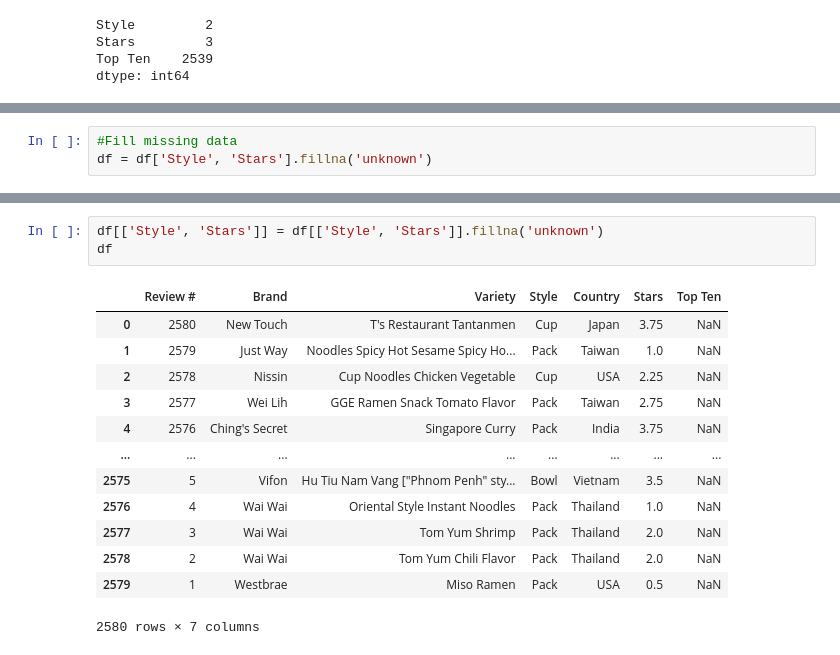
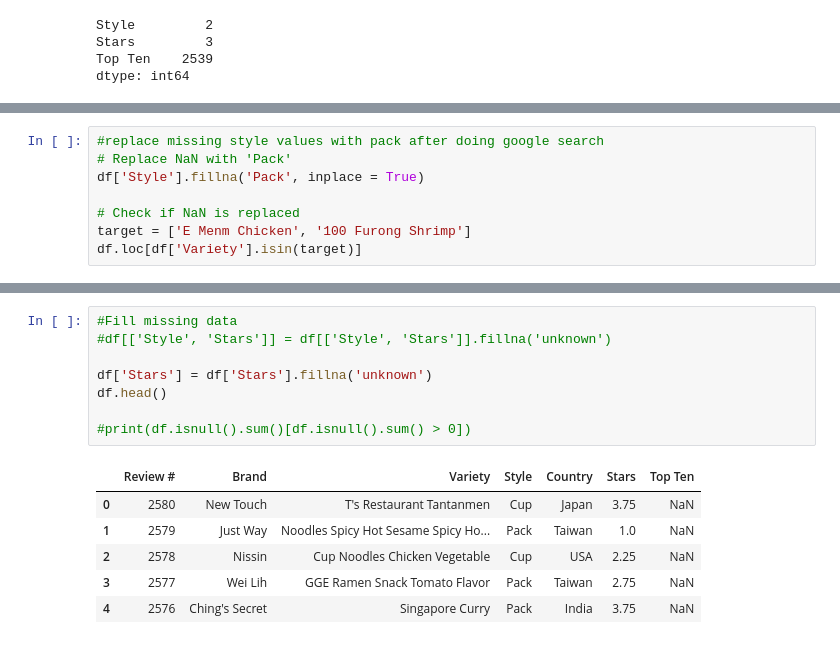
Before and after one commit to Keegawho198/python_practice, a Jupyter notebook: Ramen_ratings.ipynb, the cells around one changed output, grey strips where cells are left out. Saved outputs shown, nothing was run; the diff lists cells and outputs as text.

Commit message:
Updated code for ramen

```diff
--- a/Ramen_ratings.ipynb
+++ b/Ramen_ratings.ipynb
@@ -80,6 +85,3 @@ missing_data
 | 993 | 1587 | Mi E-Zee | Plain Noodles | Pack | Malaysia | NaN | NaN |
 | 2152 | 428 | Kamfen | E Menm Chicken | NaN | China | 3.75 | NaN |
 | 2442 | 138 | Unif | 100 Furong Shrimp | NaN | Taiwan | 3.00 | NaN |
-# %%
-#Fill missing data
-df = df['Style', 'Stars'].fillna('unknown')
@@ -87,0 +88,8 @@ KeyError: ('Style', 'Stars')
+# %%
+#replace missing style values with pack after doing google search
+# Replace NaN with 'Pack'
+df['Style'].fillna('Pack', inplace = True)
+
+# Check if NaN is replaced
+target = ['E Menm Chicken', '100 Furong Shrimp']
+df.loc[df['Variety'].isin(target)]
@@ -88,17 +106,15 @@ KeyError: ('Style', 'Stars')
 # %%
-df[['Style', 'Stars']] = df[['Style', 'Stars']].fillna('unknown')
-df
+#Fill missing data
+#df[['Style', 'Stars']] = df[['Style', 'Stars']].fillna('unknown')
+
+df['Stars'] = df['Stars'].fillna('unknown')
+df.head()
+
+#print(df.isnull().sum()[df.isnull().sum() > 0])
 # %% [output]
 |  | Review # | Brand | Variety | Style | Country | Stars | Top Ten |
 | 0 | 2580 | New Touch | T's Restaurant Tantanmen | Cup | Japan | 3.75 | NaN |
 | 1 | 2579 | Just Way | Noodles Spicy Hot Sesame Spicy Ho... | Pack | Taiwan | 1.0 | NaN |
 | 2 | 2578 | Nissin | Cup Noodles Chicken Vegetable | Cup | USA | 2.25 | NaN |
 | 3 | 2577 | Wei Lih | GGE Ramen Snack Tomato Flavor | Pack | Taiwan | 2.75 | NaN |
 | 4 | 2576 | Ching's Secret | Singapore Curry | Pack | India | 3.75 | NaN |
-| ... | ... | ... | ... | ... | ... | ... | ... |
-| 2575 | 5 | Vifon | Hu Tiu Nam Vang ["Phnom Penh" sty... | Bowl | Vietnam | 3.5 | NaN |
-| 2576 | 4 | Wai Wai | Oriental Style Instant Noodles | Pack | Thailand | 1.0 | NaN |
-| 2577 | 3 | Wai Wai | Tom Yum Shrimp | Pack | Thailand | 2.0 | NaN |
-| 2578 | 2 | Wai Wai | Tom Yum Chili Flavor | Pack | Thailand | 2.0 | NaN |
-| 2579 | 1 | Westbrae | Miso Ramen | Pack | USA | 0.5 | NaN |
-2580 rows × 7 columns
```
Also changed, not shown: parts of 15 cells of this notebook.
